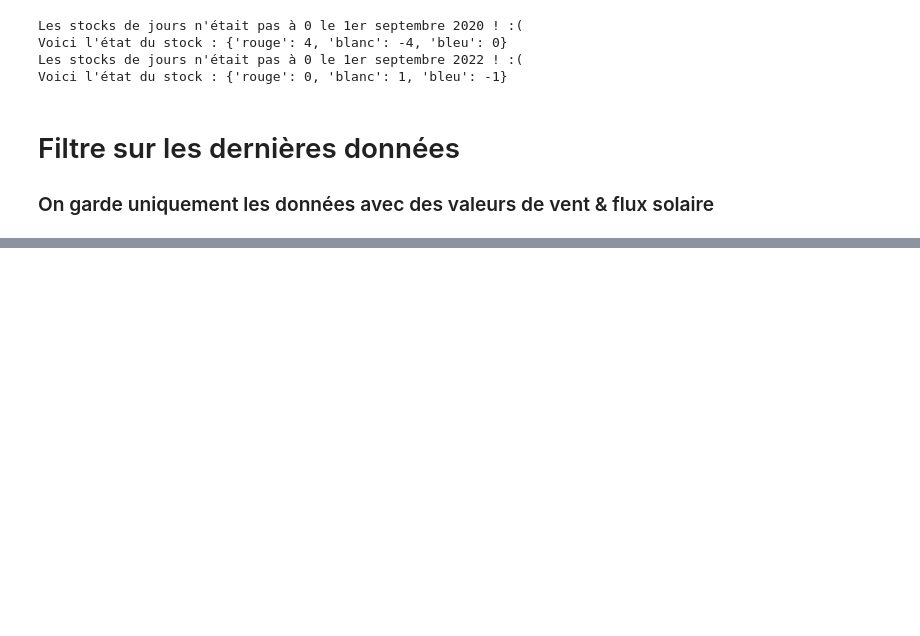
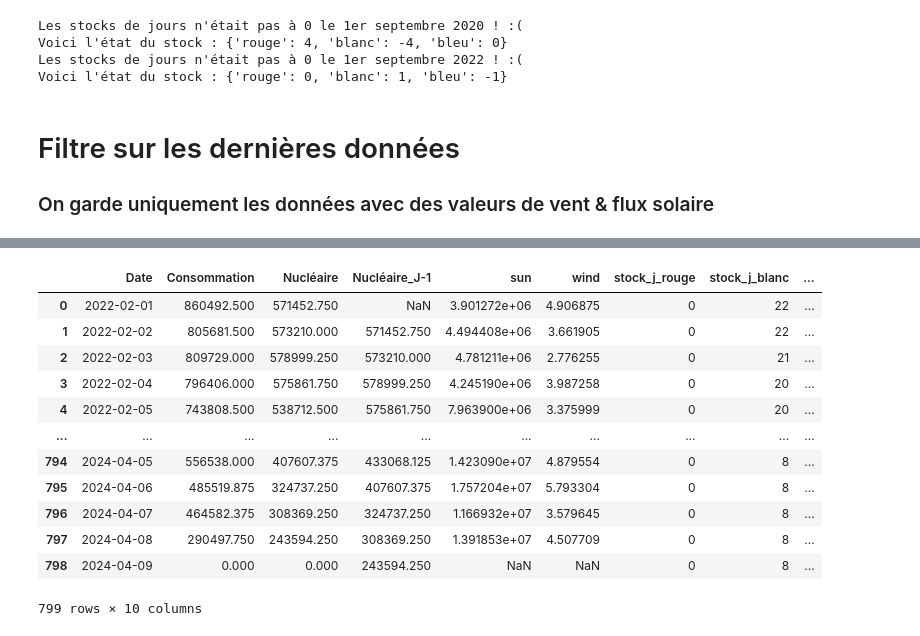
Before and after one commit to GreenForecast-Squad/energetic-stress-production, a Jupyter notebook: notebooks/datascience/tempo/exploration_tempo.ipynb, the cells around one changed output, grey strips where cells are left out. Cells and saved outputs as stored; diff of their text form; code cells hidden in the pictures; blank space fills up the shorter version.

```diff
--- a/notebooks/datascience/tempo/exploration_tempo.ipynb
+++ b/notebooks/datascience/tempo/exploration_tempo.ipynb
@@ -173,0 +165,35 @@ data
+# %%
+def modele_a_transform(data:pd.DataFrame):
+    data['Nucléaire_J-1'] = data['Nucléaire'].shift(1)
+
+    columns_to_keep = [
+        "Date",
+        "Consommation",
+        "Nucléaire",
+        "Nucléaire_J-1",
+        "sun",
+        "wind",
+        "stock_j_rouge",
+        "stock_j_blanc",
+        "stock_j_bleu",
+        "type_tempo",
+    ]
+    data = data[columns_to_keep]
+    return data
+
+data_a = modele_a_transform(data)
+data_a
+# %% [output]
+|  | Date | Consommation | Nucléaire | Nucléaire_J-1 | sun | wind | stock_j_rouge | stock_j_blanc | ... |
+| 0 | 2022-02-01 | 860492.500 | 571452.750 | NaN | 3.901272e+06 | 4.906875 | 0 | 22 | ... |
+| 1 | 2022-02-02 | 805681.500 | 573210.000 | 571452.750 | 4.494408e+06 | 3.661905 | 0 | 22 | ... |
+| 2 | 2022-02-03 | 809729.000 | 578999.250 | 573210.000 | 4.781211e+06 | 2.776255 | 0 | 21 | ... |
+| 3 | 2022-02-04 | 796406.000 | 575861.750 | 578999.250 | 4.245190e+06 | 3.987258 | 0 | 20 | ... |
+| 4 | 2022-02-05 | 743808.500 | 538712.500 | 575861.750 | 7.963900e+06 | 3.375999 | 0 | 20 | ... |
+| ... | ... | ... | ... | ... | ... | ... | ... | ... | ... |
+| 794 | 2024-04-05 | 556538.000 | 407607.375 | 433068.125 | 1.423090e+07 | 4.879554 | 0 | 8 | ... |
+| 795 | 2024-04-06 | 485519.875 | 324737.250 | 407607.375 | 1.757204e+07 | 5.793304 | 0 | 8 | ... |
+| 796 | 2024-04-07 | 464582.375 | 308369.250 | 324737.250 | 1.166932e+07 | 3.579645 | 0 | 8 | ... |
+| 797 | 2024-04-08 | 290497.750 | 243594.250 | 308369.250 | 1.391853e+07 | 4.507709 | 0 | 8 | ... |
+| 798 | 2024-04-09 | 0.000 | 0.000 | 243594.250 | NaN | NaN | 0 | 8 | ... |
+799 rows × 10 columns
```
Also changed, not shown: parts of 5 cells of this notebook.
